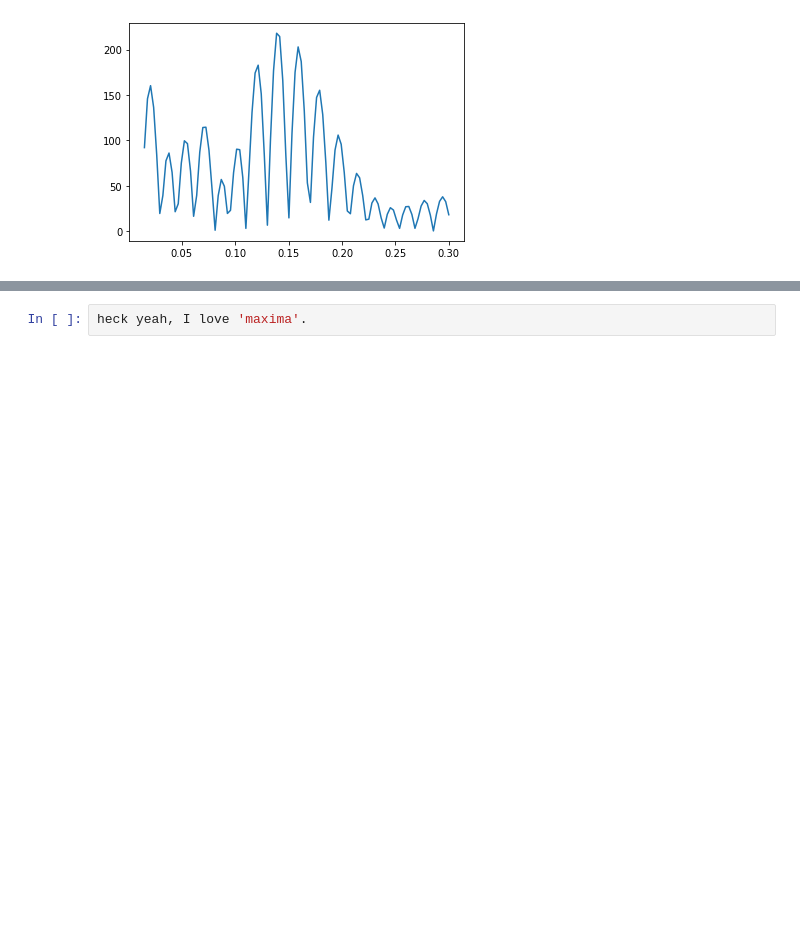
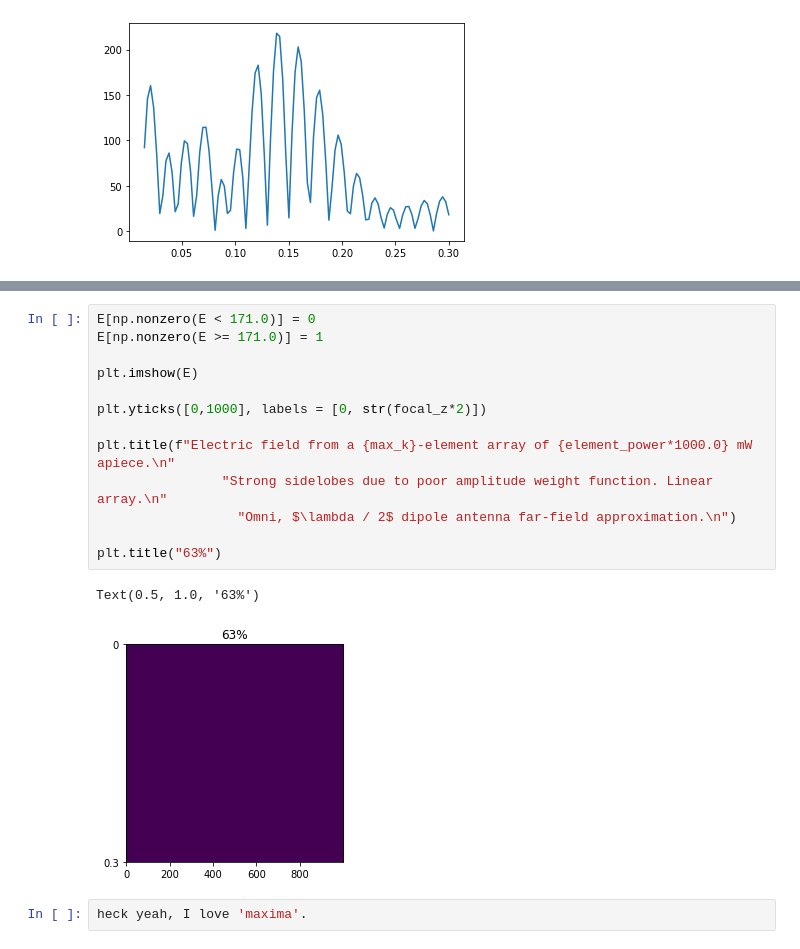
Before and after one commit to 0xDBFB7/covidinator, a Jupyter notebook: documents/phased_array_optimize.ipynb, the cells around one changed output, grey strips where cells are left out. Cells and saved outputs as stored; diff of their text form; blank space fills up the shorter version.

```diff
--- a/documents/phased_array_optimize.ipynb
+++ b/documents/phased_array_optimize.ipynb
@@ -306,2 +303,18 @@ Text(0.5, 0, 'X position (m)')
+# %%
+E[np.nonzero(E < 171.0)] = 0
+E[np.nonzero(E >= 171.0)] = 1
+
+plt.imshow(E)
+
+plt.yticks([0,1000], labels = [0, str(focal_z*2)])
+
+plt.title(f"Electric field from a {max_k}-element array of {element_power*1000.0} mW apiece.\n"
+                "Strong sidelobes due to poor amplitude weight function. Linear array.\n"
+                  "Omni, $\lambda / 2$ dipole antenna far-field approximation.\n")
+
+plt.title("63%")
+# %% [output]
+Text(0.5, 1.0, '63%')
+[figure, added]
 # %%
 heck yeah, I love 'maxima'.
```
Also changed, not shown: parts of 1 cell of this notebook, 14 other files.
